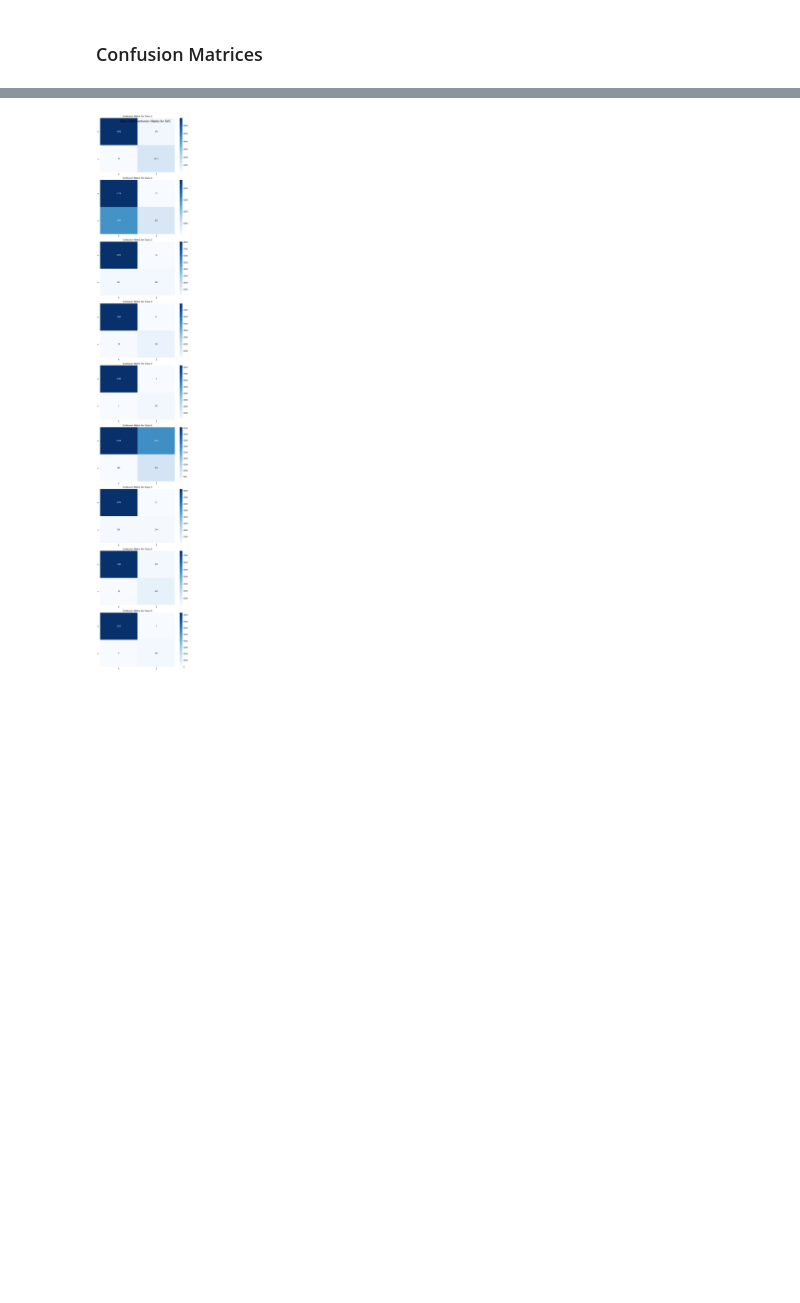
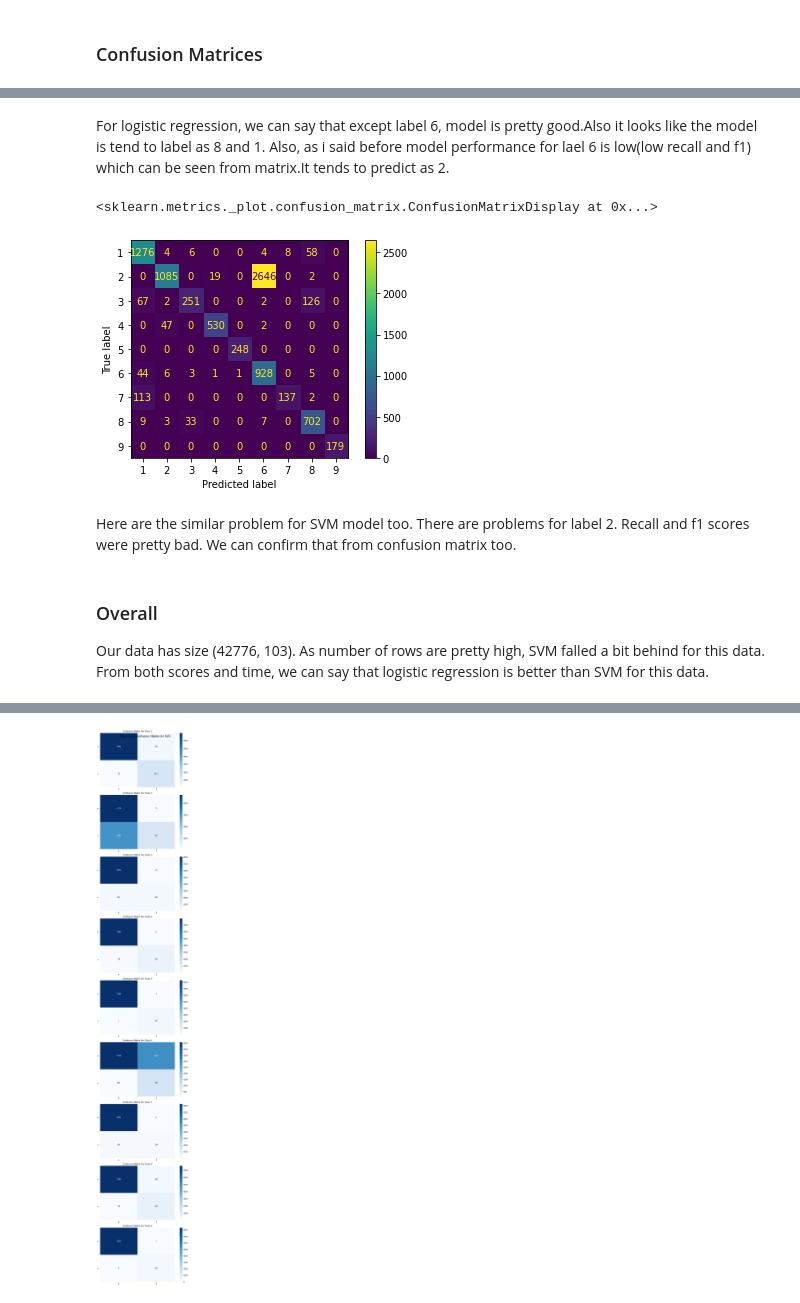
Before and after one commit to aysenuratlac/MAT388-Data_Analysis, a Jupyter notebook: HW2/HW2.ipynb, the cells around one changed output, grey strips where cells are left out. Drawn from its saved outputs; the diff is of its cells as text; code cells hidden in the pictures; blank space fills up the shorter version.

```diff
--- a/HW2/HW2.ipynb
+++ b/HW2/HW2.ipynb
@@ -1586,5 +1608,5 @@ Please also refer to the documentation for alternative solver options:
 # %%
-svc_report,svc_conf=getCM(vectors,labels,SVC(max_iter=1500))
+svc_report,svc_conf,y_t2,y_p2=getCM(vectors,labels,SVC(max_iter=1500))
 print(svc_report)
 # %% [output]
               precision    recall  f1-score   support
@@ -1607,2 +1636,14 @@ weighted avg       0.81      0.58      0.57      8556
+# %% [markdown]
+For logistic regression, we can say that except label 6, model is pretty good.Also it looks like the model is tend to label as 8 and 1. Also, as i said before model performance for lael 6 is low(low recall and f1) which can be seen from matrix.It tends to predict as 2.
+# %%
+ConfusionMatrixDisplay.from_predictions(y_t2,y_p2) #svm
+# %% [output]
+<sklearn.metrics._plot.confusion_matrix.ConfusionMatrixDisplay at 0x...>
+[figure, added]
+# %% [markdown]
+Here are the similar problem for SVM model too. There are problems for label 2. Recall and f1 scores were pretty bad. We can confirm that from confusion matrix too.
+# %% [markdown]
+### Overall
+Our data has size (42776, 103). As number of rows are pretty high, SVM falled a bit behind for this data. From both scores and time, we can say that logistic regression is better than SVM for this data.
 # %%
 plot_multilabel_confusion_matrix(lr_conf, 'Logistic Regression')
```
Also changed, not shown: parts of 29 cells of this notebook, 1 other file.
